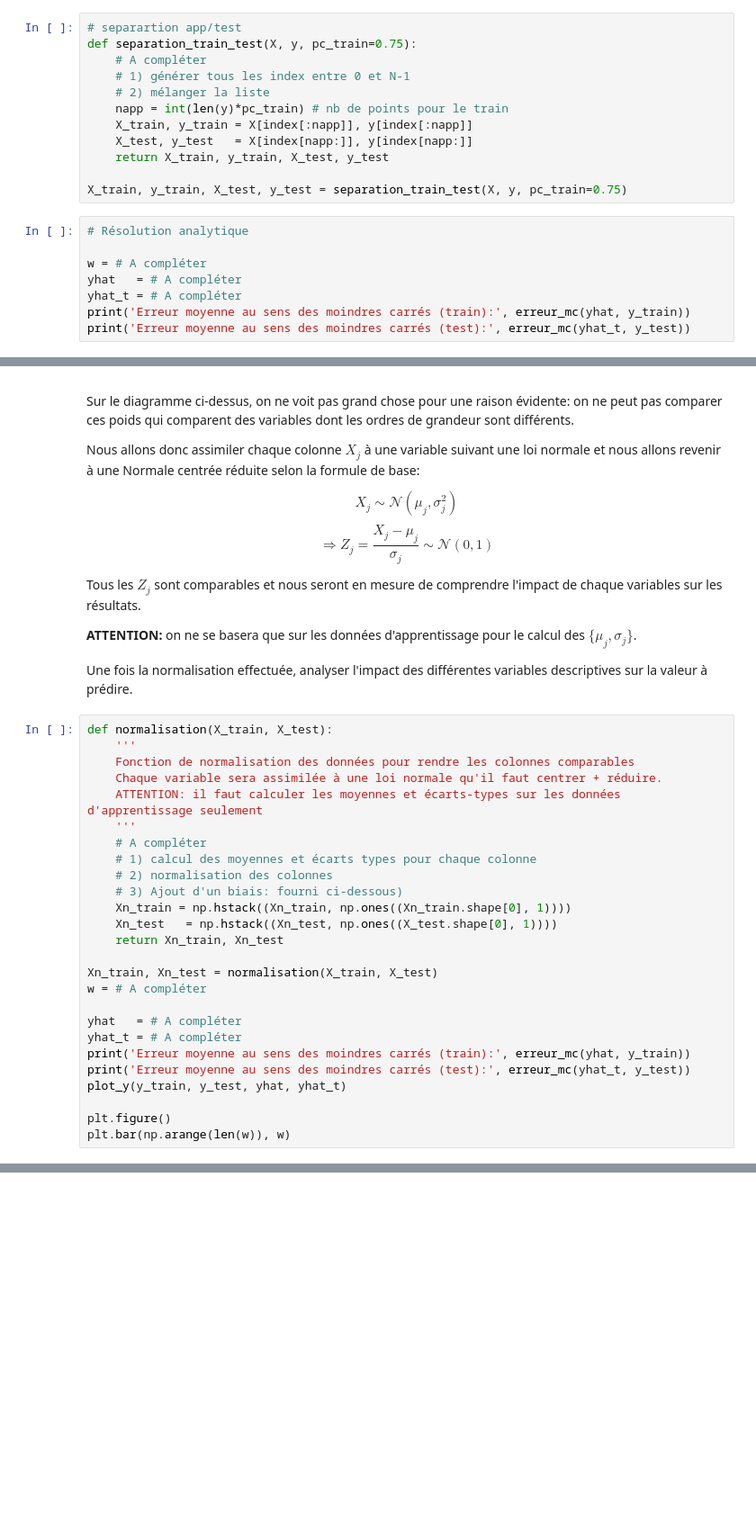
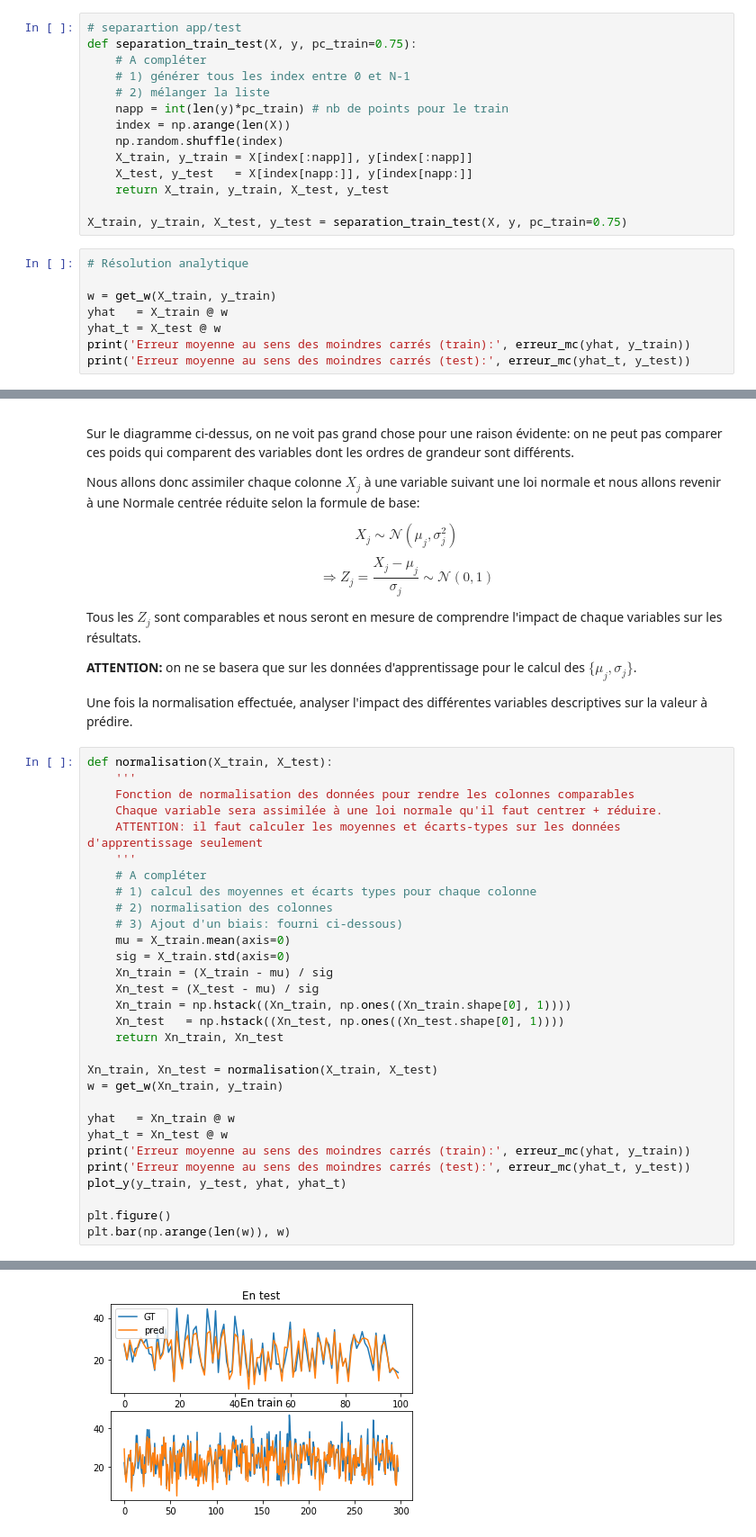
Before and after one commit to CharlesAttend/M1-S1-DAC, a Jupyter notebook: MAPSI/TME/tme9/tme9_etu.ipynb, the cells around one changed output, grey strips where cells are left out. Shown at 90% size. Drawn from its saved outputs; the diff is of its cells as text; blank space fills up the shorter version.

```diff
--- a/MAPSI/TME/tme9/tme9_etu.ipynb
+++ b/MAPSI/TME/tme9/tme9_etu.ipynb
@@ -248,6 +292,8 @@ def separation_train_test(X, y, pc_train=0.75):
     # 1) générer tous les index entre 0 et N-1
     # 2) mélanger la liste
     napp = int(len(y)*pc_train) # nb de points pour le train
+    index = np.arange(len(X))
+    np.random.shuffle(index)
     X_train, y_train = X[index[:napp]], y[index[:napp]]
     X_test, y_test   = X[index[napp:]], y[index[napp:]]
     return X_train, y_train, X_test, y_test
@@ -256,8 +302,8 @@ X_train, y_train, X_test, y_test = separation_train_test(X, y, pc_train=0.75)
 # %%
 # Résolution analytique
 
-w = # A compléter
-yhat   = # A compléter
-yhat_t = # A compléter
+w = get_w(X_train, y_train)
+yhat   = X_train @ w
+yhat_t = X_test @ w
 print('Erreur moyenne au sens des moindres carrés (train):', erreur_mc(yhat, y_train))
 print('Erreur moyenne au sens des moindres carrés (test):', erreur_mc(yhat_t, y_test))
@@ -306,18 +364,23 @@ def normalisation(X_train, X_test):
     # 1) calcul des moyennes et écarts types pour chaque colonne
     # 2) normalisation des colonnes
     # 3) Ajout d'un biais: fourni ci-dessous)
+    mu = X_train.mean(axis=0)
+    sig = X_train.std(axis=0)
+    Xn_train = (X_train - mu) / sig
+    Xn_test = (X_test - mu) / sig
     Xn_train = np.hstack((Xn_train, np.ones((Xn_train.shape[0], 1))))
-    Xn_test   = np.hstack((Xn_test, np.ones((X_test.shape[0], 1))))
+    Xn_test   = np.hstack((Xn_test, np.ones((Xn_test.shape[0], 1))))
     return Xn_train, Xn_test
 
 Xn_train, Xn_test = normalisation(X_train, X_test)
-w = # A compléter
+w = get_w(Xn_train, y_train)
 
-yhat   = # A compléter
-yhat_t = # A compléter
+yhat   = Xn_train @ w
+yhat_t = Xn_test @ w
 print('Erreur moyenne au sens des moindres carrés (train):', erreur_mc(yhat, y_train))
 print('Erreur moyenne au sens des moindres carrés (test):', erreur_mc(yhat_t, y_test))
 plot_y(y_train, y_test, yhat, yhat_t)
 
 plt.figure()
 plt.bar(np.arange(len(w)), w)
+# %% [output]
@@ -323,0 +390 @@ plt.bar(np.arange(len(w)), w)
+[figure, added]
```
Also changed, not shown: parts of 27 cells of this notebook.
